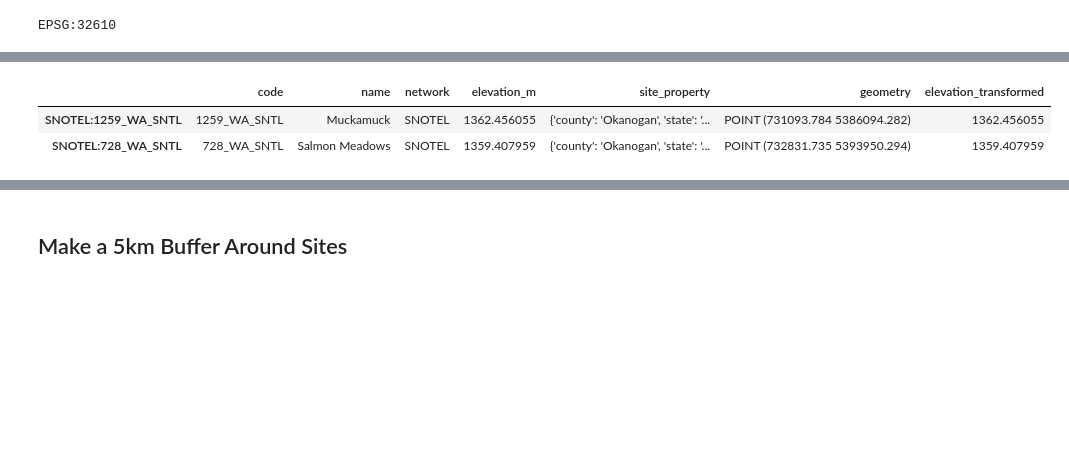
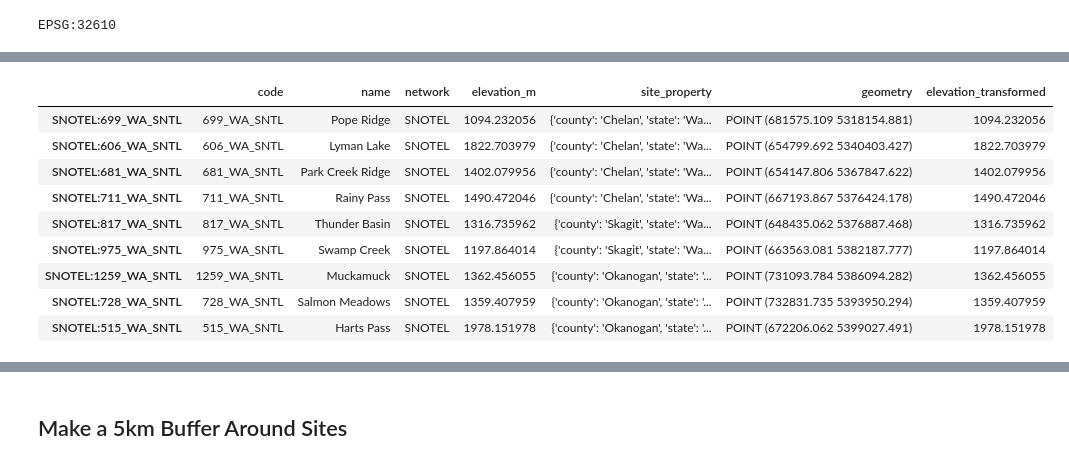
Before and after one commit to bessoh2/icesat2_sr, a Jupyter notebook: notebooks/AUX_dataclean_methow.ipynb, the cells around one changed output, grey strips where cells are left out. Cells and saved outputs as stored; diff of their text form; code cells hidden in the pictures; blank space fills up the shorter version.

```diff
--- a/notebooks/AUX_dataclean_methow.ipynb
+++ b/notebooks/AUX_dataclean_methow.ipynb
@@ -67,10 +68,13 @@ center = Point((x_center,y_center))
 print(center)
 # %% [output]
 POINT (704824.5821600494 5378450.688569823)
+# %%
+# Choose in m the radius
+radius = 65000   # 35000
 # %%
 df_center= pd.DataFrame({'Location':['center']})
 gdf_center = gpd.GeoDataFrame(df_center, geometry=[center], crs=dnr_gdf.crs)
-gdf_center['geometry'] = gdf_center.geometry.buffer(35000)
+gdf_center['geometry'] = gdf_center.geometry.buffer(radius)
 gdf_center
 # %% [output]
 |  | Location | geometry |
@@ -140,6 +144,8 @@ Coordinate Operation:
 Datum: World Geodetic System 1984 ensemble
 - Ellipsoid: WGS 84
 - Prime Meridian: Greenwich
+# %%
+snotel_65km = gpd.clip(sites_gdf_transformed, gdf_center)
 # %%
 snotel_35km = gpd.clip(sites_gdf_transformed, gdf_center)
 # %%
@@ -158,6 +166,13 @@ snotel_35km.plot(ax=ax)
 # %%
-snotel_35km.head(2)
+snotel_65km
 # %% [output]
 |  | code | name | network | elevation_m | site_property | geometry | elevation_transformed |
+| SNOTEL:699_WA_SNTL | 699_WA_SNTL | Pope Ridge | SNOTEL | 1094.232056 | {'county': 'Chelan', 'state': 'Wa... | POINT (681575.109 5318154.881) | 1094.232056 |
+| SNOTEL:606_WA_SNTL | 606_WA_SNTL | Lyman Lake | SNOTEL | 1822.703979 | {'county': 'Chelan', 'state': 'Wa... | POINT (654799.692 5340403.427) | 1822.703979 |
+| SNOTEL:681_WA_SNTL | 681_WA_SNTL | Park Creek Ridge | SNOTEL | 1402.079956 | {'county': 'Chelan', 'state': 'Wa... | POINT (654147.806 5367847.622) | 1402.079956 |
+| SNOTEL:711_WA_SNTL | 711_WA_SNTL | Rainy Pass | SNOTEL | 1490.472046 | {'county': 'Chelan', 'state': 'Wa... | POINT (667193.867 5376424.178) | 1490.472046 |
+| SNOTEL:817_WA_SNTL | 817_WA_SNTL | Thunder Basin | SNOTEL | 1316.735962 | {'county': 'Skagit', 'state': 'Wa... | POINT (648435.062 5376887.468) | 1316.735962 |
+| SNOTEL:975_WA_SNTL | 975_WA_SNTL | Swamp Creek | SNOTEL | 1197.864014 | {'county': 'Skagit', 'state': 'Wa... | POINT (663563.081 5382187.777) | 1197.864014 |
 | SNOTEL:1259_WA_SNTL | 1259_WA_SNTL | Muckamuck | SNOTEL | 1362.456055 | {'county': 'Okanogan', 'state': '... | POINT (731093.784 5386094.282) | 1362.456055 |
 | SNOTEL:728_WA_SNTL | 728_WA_SNTL | Salmon Meadows | SNOTEL | 1359.407959 | {'county': 'Okanogan', 'state': '... | POINT (732831.735 5393950.294) | 1359.407959 |
+| SNOTEL:515_WA_SNTL | 515_WA_SNTL | Harts Pass | SNOTEL | 1978.151978 | {'county': 'Okanogan', 'state': '... | POINT (672206.062 5399027.491) | 1978.151978 |
```
Also changed, not shown: parts of 15 cells of this notebook, 15 other files.
